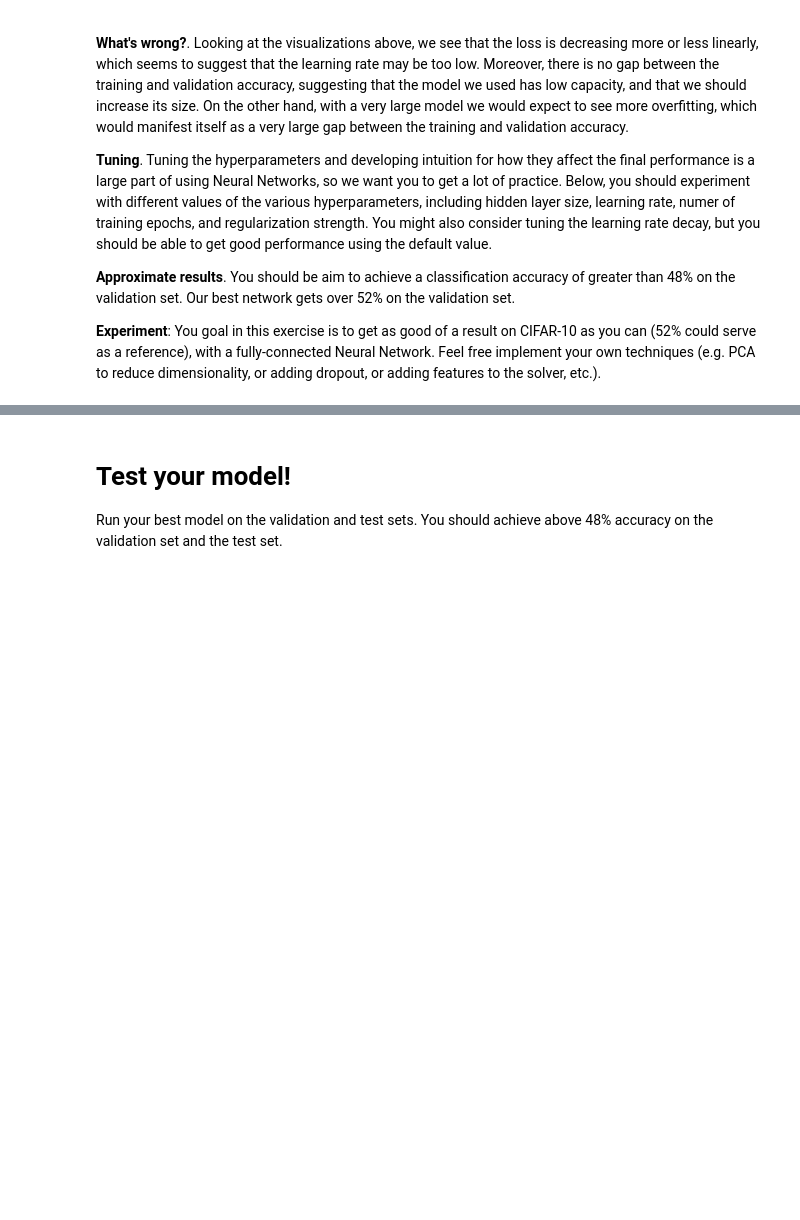
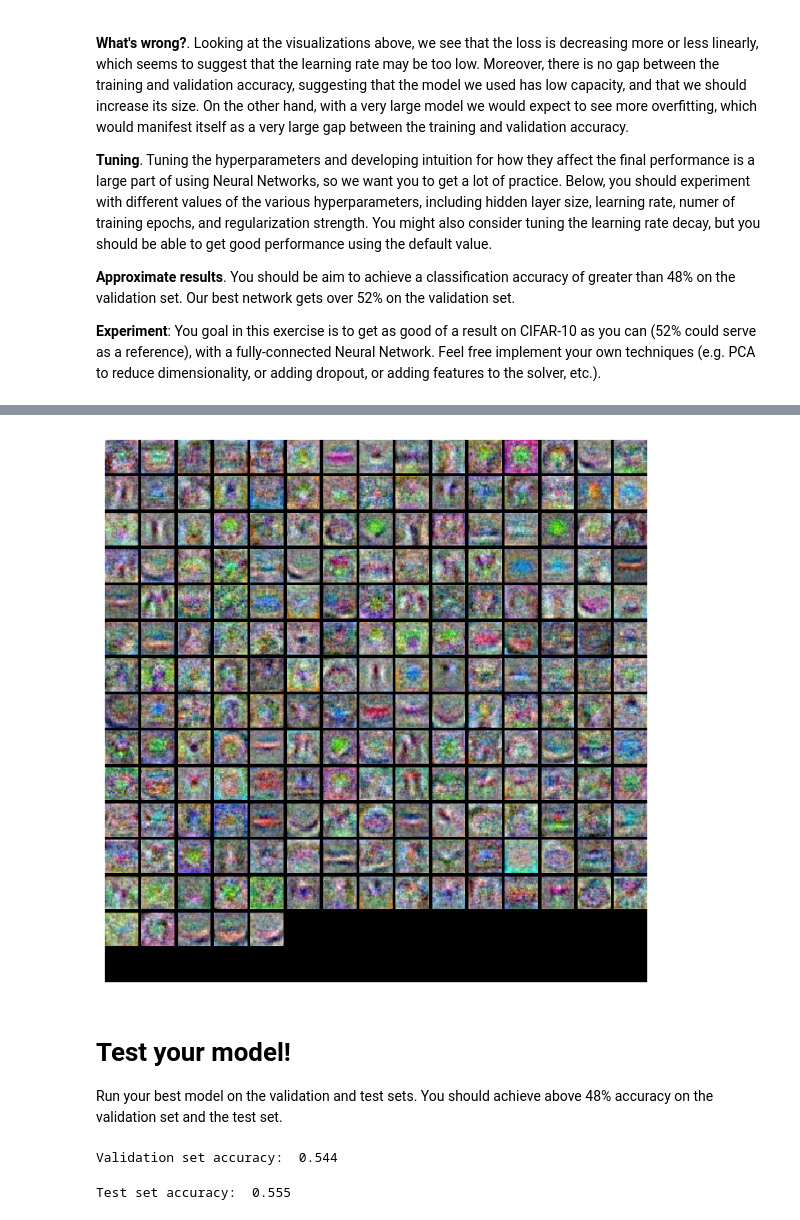
Before and after one commit to MengmaoR/cs231n, a Jupyter notebook: assignments/assignment1/two_layer_net.ipynb, the cells around one changed output, grey strips where cells are left out. Drawn from its saved outputs; the diff is of its cells as text; code cells hidden in the pictures; blank space fills up the shorter version.

Commit message:
finish tow-layer and feature

```diff
--- a/assignments/assignment1/two_layer_net.ipynb
+++ b/assignments/assignment1/two_layer_net.ipynb
@@ -302,7 +353,15 @@ solver = None
 ##############################################################################
 # *****START OF YOUR CODE (DO NOT DELETE/MODIFY THIS LINE)*****
 
-pass
+solver = Solver(model, data,
+                update_rule='sgd',
+                optim_config={
+                  'learning_rate': 1e-4,
+                },
+                lr_decay=0.95,
+                num_epochs=5, batch_size=200,
+                print_every=100)
+solver.train()
 
 # *****END OF YOUR CODE (DO NOT DELETE/MODIFY THIS LINE)*****
 ##############################################################################
@@ -373,9 +456,46 @@ best_model = None
 #################################################################################
 # *****START OF YOUR CODE (DO NOT DELETE/MODIFY THIS LINE)*****
 
-pass
+input_size = 32 * 32 * 3
+num_classes = 10
+best_accuracy = 0
+best_solver = None
+best_params = None
+
+learning_rate = {7e-4}
+hidden_size = {200}
+reg = {0.7}
+num_epochs = {20}
+# 0.544 on validation, 0.555 on test
+
+for lr in learning_rate:
+  for hs in hidden_size:
+    for r in reg:
+      for ne in num_epochs:
+        print(f"learning rate: {lr}, hidden size: {hs}, reg: {r}, num epochs: {ne}")
+        model = TwoLayerNet(input_size, hs, num_classes, reg=r)
+        solver = Solver(model, data,
+                        update_rule='sgd',
+                        optim_config={
+                          'learning_rate': lr,
+                        },
+                        lr_decay=0.95,
+                        num_epochs=ne,
+                        batch_size=200,
+                        print_every=1000)
+        solver.train()
+        if solver.val_acc_history[-1] > best_accuracy:
+          best_accuracy = solver.val_acc_history[-1]
+          best_model = model
+          best_solver = solver
+          best_params = (lr, hs, r, ne)
+
+print(best_accuracy)
+print(best_params)
+show_net_weights(best_model)
 
 # *****END OF YOUR CODE (DO NOT DELETE/MODIFY THIS LINE)*****
 ################################################################################
 #                              END OF YOUR CODE                                #
 ################################################################################
+# %% [output]
@@ -382,12 +519,17 @@ pass
+[figure, added]
 # %% [markdown]
 # Test your model!
 Run your best model on the validation and test sets. You should achieve above 48% accuracy on the validation set and the test set.
 # %%
 y_val_pred = np.argmax(best_model.loss(data['X_val']), axis=1)
 print('Validation set accuracy: ', (y_val_pred == data['y_val']).mean())
+# %% [output]
+Validation set accuracy:  0.544
 # %%
 y_test_pred = np.argmax(best_model.loss(data['X_test']), axis=1)
 print('Test set accuracy: ', (y_test_pred == data['y_test']).mean())
+# %% [output]
+Test set accuracy:  0.555
 # %% [markdown]
 ## Inline Question 2:
 
```
Also changed, not shown: parts of 15 cells of this notebook, 7 other files.
